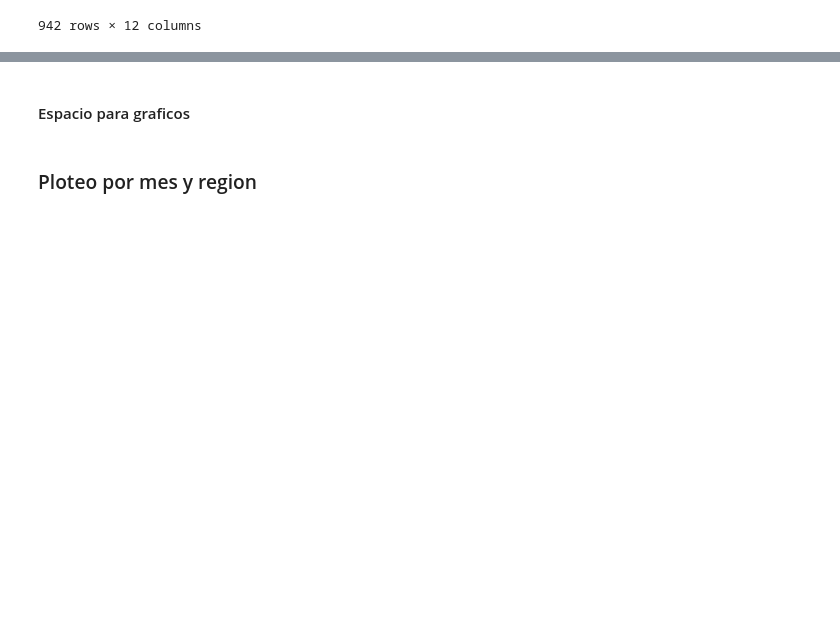
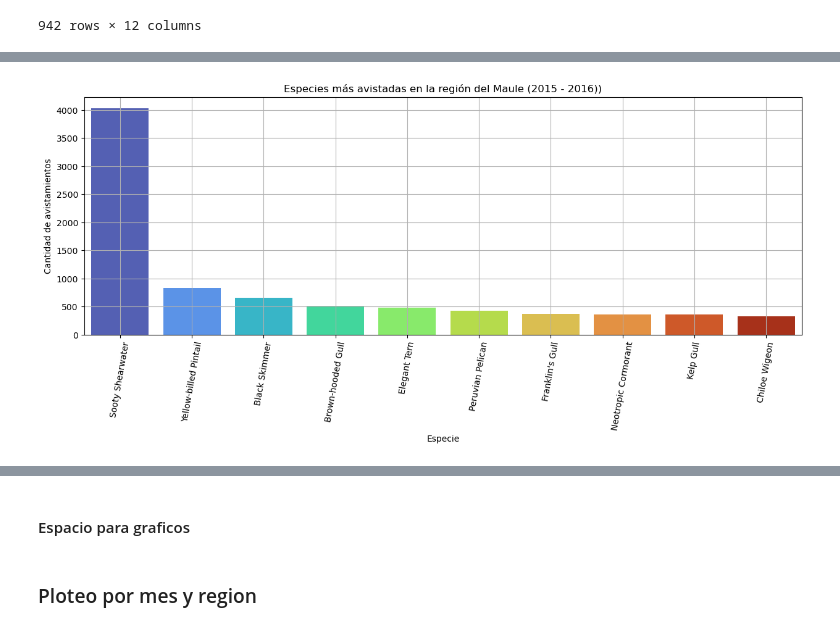
Before and after one commit to ymotomy/Proyecto-IMT2200, a Jupyter notebook: Proyecto.ipynb, the cells around one changed output, grey strips where cells are left out. Drawn from its saved outputs; the diff is of its cells as text; code cells hidden in the pictures; blank space fills up the shorter version.

```diff
--- a/Proyecto.ipynb
+++ b/Proyecto.ipynb
@@ -386,0 +389,6 @@ dfs_estudio
+# %%
+#Agruparemos por especie  (Este es en la region del maule)
+#Tambien hay que tener en consideracion que el periodo de tiempo es desde noviembre del 2015 hasta marzo del 2016
+
+dfs_agrupacion_especies = dfs_estudio.groupby(by=['comName', 'sciName']).sum('howMany').reset_index().sort_values(by="howMany", ascending=False)
+dfs_agrupacion_especies
@@ -386,0 +409,12 @@ dfs_estudio
+# %%
+#Ahora plotemos las especies mas avistadas en la region del maule
+plt.figure(figsize=(15, 5))
+sns.barplot(data=dfs_agrupacion_especies.head(10), x="comName", y="howMany", palette='turbo')
+plt.title("Especies más avistadas en la región del Maule (2015 - 2016))")
+plt.xlabel("Especie")
+plt.ylabel("Cantidad de avistamientos")
+plt.grid(True)
+plt.xticks(rotation=80)
+plt.show()
+# %% [output]
+[figure, added]
```
Also changed, not shown: parts of 15 cells of this notebook.
